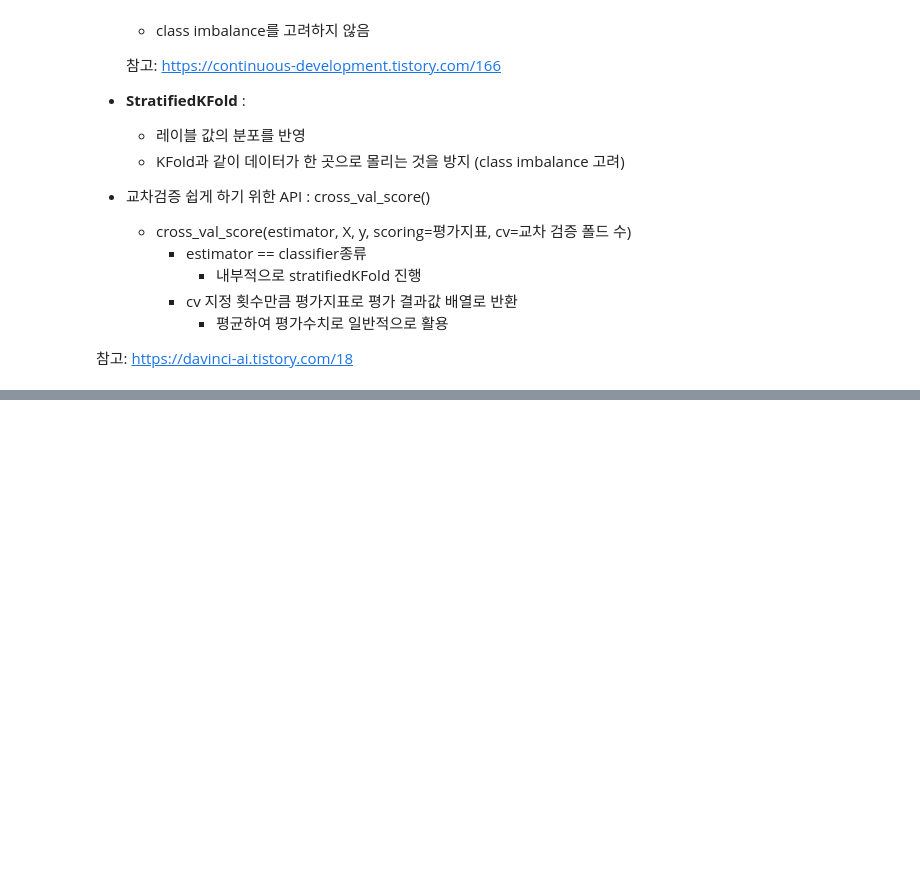
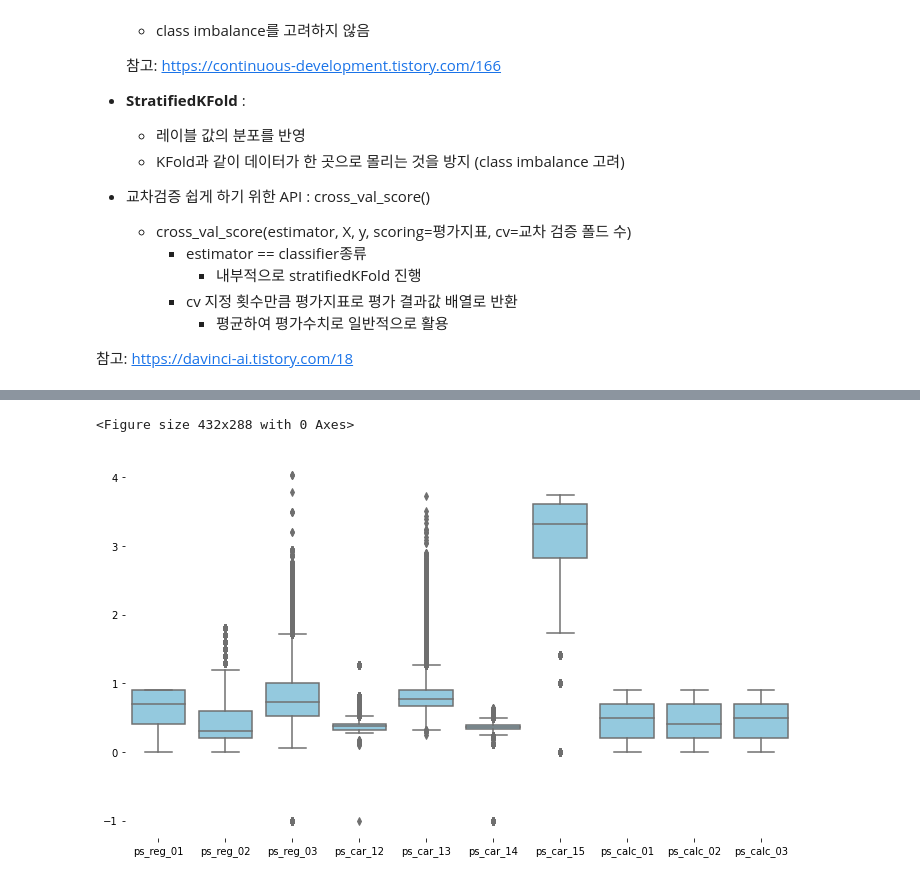
Before and after one commit to MinsooKwak/Kaggle_note, a Jupyter notebook: Data_science/porto_seguro's_safe_driver_prediction.ipynb, the cells around one changed output, grey strips where cells are left out. Drawn from its saved outputs; the diff is of its cells as text; code cells hidden in the pictures; blank space fills up the shorter version.

Commit message:
data 살펴보기

```diff
--- a/Data_science/porto_seguro's_safe_driver_prediction.ipynb
+++ b/Data_science/porto_seguro's_safe_driver_prediction.ipynb
@@ -304,0 +458,3 @@ SelectFromModel 참고 : https://woolulu.tistory.com/66
+# %%
+variable = metadata[(metadata.type=='real')&(metadata.preserve)].index
+trainset[variable].describe()
@@ -304,0 +471,9 @@ SelectFromModel 참고 : https://woolulu.tistory.com/66
+# %%
+plt.figure()
+fig, ax = plt.subplots(figsize=(12,7))
+sns.boxplot(data=trainset[variable], color='skyblue')
+sns.despine(left=True, bottom=True)
+plt.show();
+# %% [output]
+<Figure size 432x288 with 0 Axes>
+[figure, added]
```
Also changed, not shown: parts of 24 cells of this notebook.
